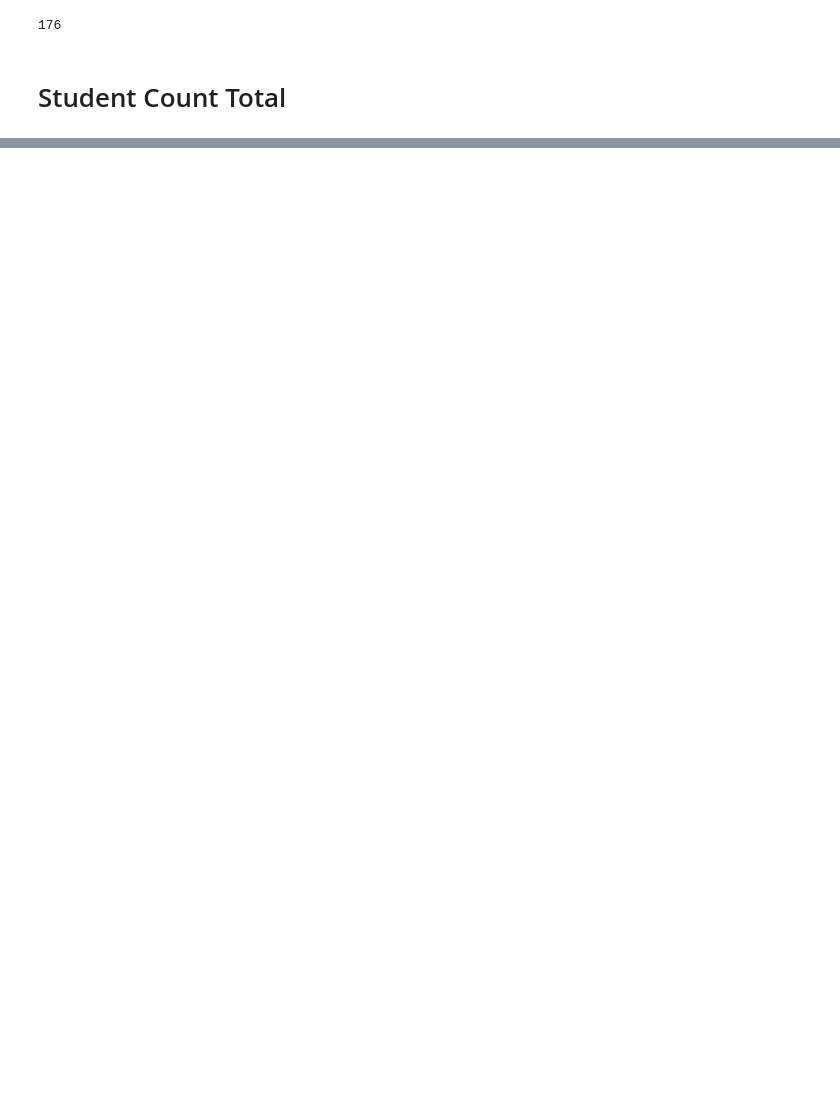
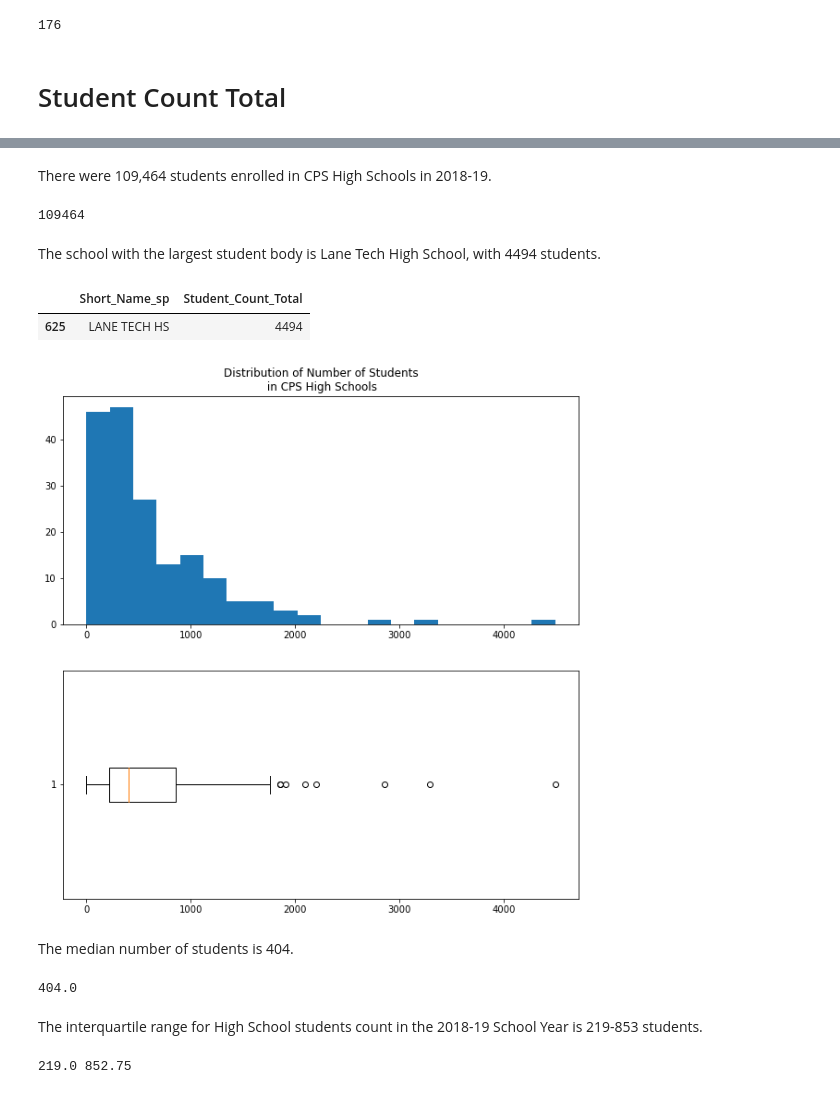
Before and after one commit to j-max/CPS_GradRate_Analysis, a Jupyter notebook: notebooks/eda/eda.ipynb, the cells around one changed output, grey strips where cells are left out. Cells and saved outputs as stored; diff of their text form; code cells hidden in the pictures; blank space fills up the shorter version.

Commit message:
Add student count eda to eda notebook

```diff
--- a/notebooks/eda/eda.ipynb
+++ b/notebooks/eda/eda.ipynb
@@ -53,0 +114,36 @@ sy_1819.merged_df['Student_Count_Total'].shape
+# %% [markdown]
+There were 109,464 students enrolled in CPS High Schools in 2018-19.
+# %%
+sy_1819.merged_df['Student_Count_Total'].sum()
+# %% [output]
+109464
+# %% [markdown]
+The school with the largest student body is Lane Tech High School, with 4494 students.
+# %%
+sy_1819.merged_df[sy_1819.merged_df['Student_Count_Total'] ==
+                  sy_1819.merged_df['Student_Count_Total'].max()][['Short_Name_sp', 'Student_Count_Total']]
+# %% [output]
+|  | Short_Name_sp | Student_Count_Total |
+| 625 | LANE TECH HS | 4494 |
+# %%
+import matplotlib.pyplot as plt
+
+fig, (ax1, ax2) = plt.subplots(2,1, figsize=(10,10))
+ax1.hist(sy_1819.merged_df['Student_Count_Total'], bins=20)
+ax2.boxplot(sy_1819.merged_df['Student_Count_Total'], vert=False)
+ax1.set_title('Distribution of Number of Students\n in CPS High Schools');
+# %% [output]
+[figure, added]
+# %% [markdown]
+The median number of students is 404.
+# %%
+sy_1819.merged_df['Student_Count_Total'].median()
+# %% [output]
+404.0
+# %% [markdown]
+The interquartile range for High School students count in the 2018-19 School Year is 219-853 students.
+# %%
+q75, q25 = np.percentile(sy_1819.merged_df['Student_Count_Total'], [75 ,25])
+print(q25, q75)
+# %% [output]
+219.0 852.75
```
Also changed, not shown: parts of 23 cells of this notebook.
